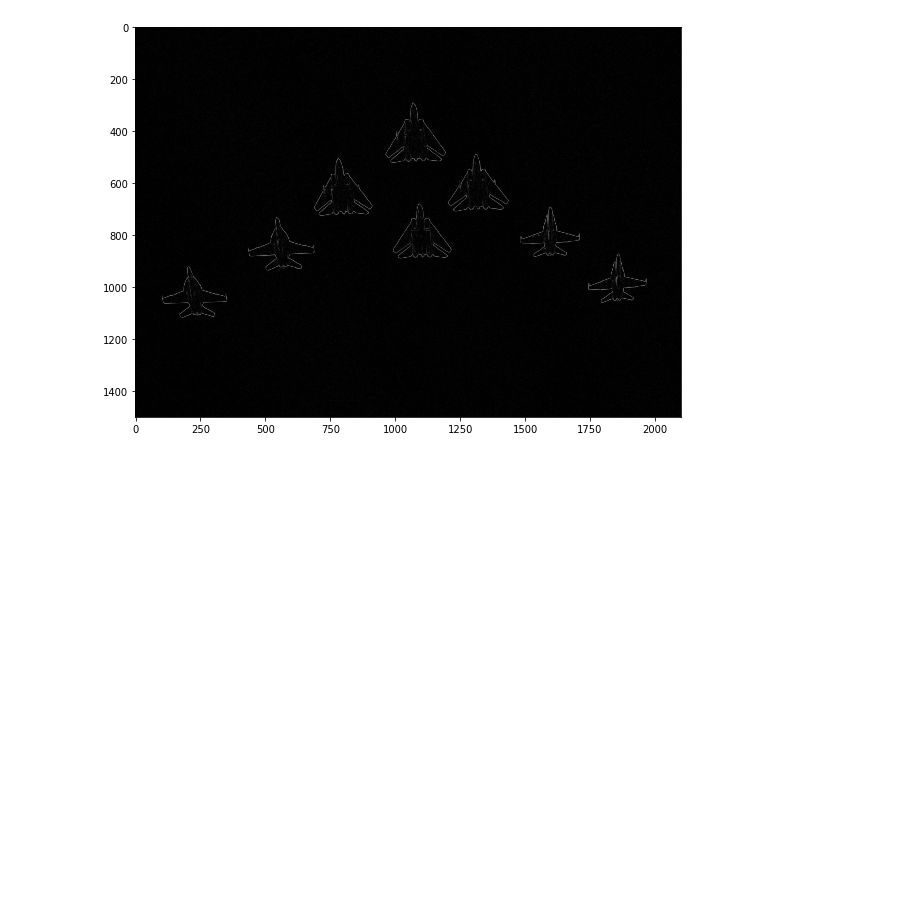
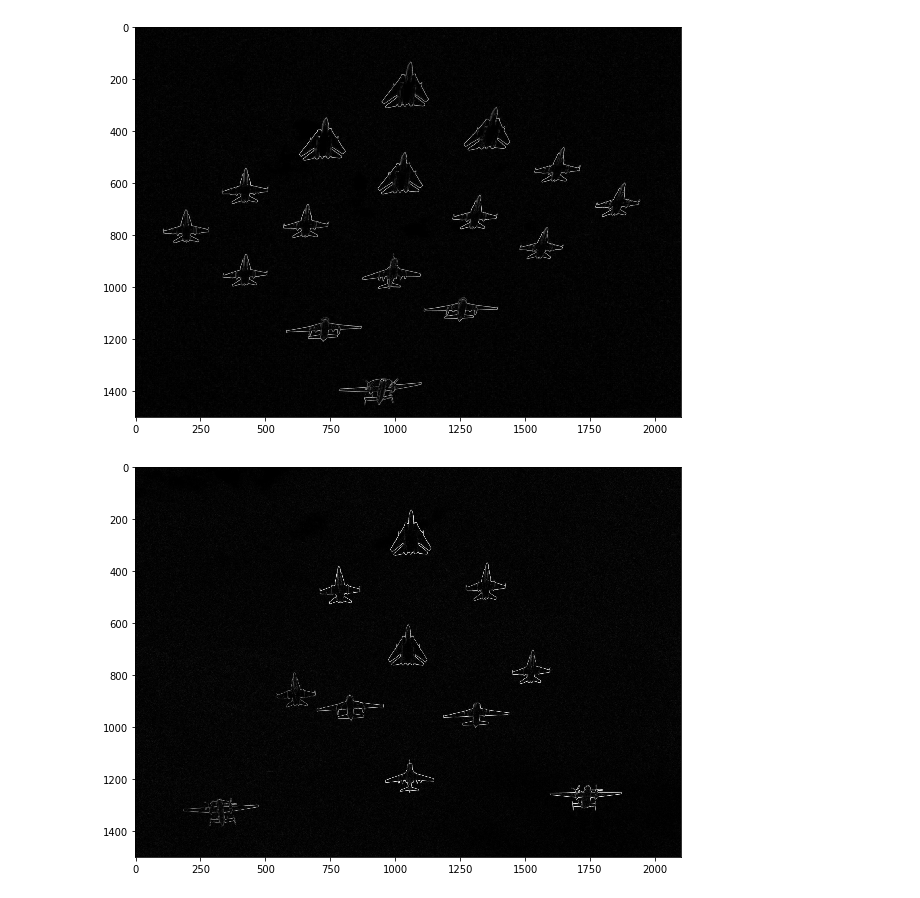
Before and after one commit to feliksczart/kck, a Jupyter notebook: lab4/src/main.ipynb, the cells around one changed output. Drawn from its saved outputs; the diff is of its cells as text; code cells hidden in the pictures; blank space fills up the shorter version.

```diff
--- a/lab4/src/main.ipynb
+++ b/lab4/src/main.ipynb
@@ -113,15 +113,15 @@ class Filter:
 
         figure(figsize=(12,6))
 
-        Kh = array([[ 1, 2, 1],
+        Kh = array([[ 2, 4, 2],
                     [ 0, 0, 0],
-                    [-1,-2,-1]])
-        Kh = Kh / 4
+                    [-2,-4,-2]])
+        Kh = Kh / 8
 
-        Kv = array([[ 1, 0,-1],
-                    [ 2, 0,-2],
-                    [ 1, 0,-1]])
-        Kv = Kv / 4
+        Kv = array([[ 2, 0,-2],
+                    [ 4, 0,-4],
+                    [ 2, 0,-2]])
+        Kv = Kv / 8
 
         hor = np.abs(convolve(img, Kh))
         ver = np.abs(convolve(img, Kv))
@@ -134,16 +134,31 @@ class Filter:
 # %%
 # Jak wczytujemy obrazek od razu do contur3, jego tablica jest 3d, a jak obrobimy go wczesniej jakąś funkcją do filtrowania
 # typu gray, to jego tablica jest 2d
 def main():
-    img = Load.img('samolot05.jpg')
-    #io.imshow(img)
-    #plt.show()
+    img1 = Load.img('samolot00.jpg')
+    img2 = Load.img('samolot03.jpg')
+    img3 = Load.img('samolot05.jpg')
+    img4 = Load.img('samolot06.jpg')
+    img5 = Load.img('samolot11.jpg')
+    img6 = Load.img('samolot18.jpg')
 
-    i = Filter.gray(img)
-    Filter.contur3(i)
+    g_img1 = Filter.gray(img1)
+    g_img2 = Filter.gray(img2)
+    g_img3 = Filter.gray(img3)
+    g_img4 = Filter.gray(img4)
+    g_img5 = Filter.gray(img5)
+    g_img6 = Filter.gray(img6)
+
+    Filter.contur3(g_img1)
+    Filter.contur3(g_img2)
+    Filter.contur3(g_img3)
+    Filter.contur3(g_img4)
+    Filter.contur3(g_img5)
+    Filter.contur3(g_img6)
 
 
 if __name__ == '__main__':
     main()
 # %% [output]
-[figure, old version]
+[figure, new version]
+[figure, added]
```
Also changed, not shown: parts of 1 cell of this notebook.
